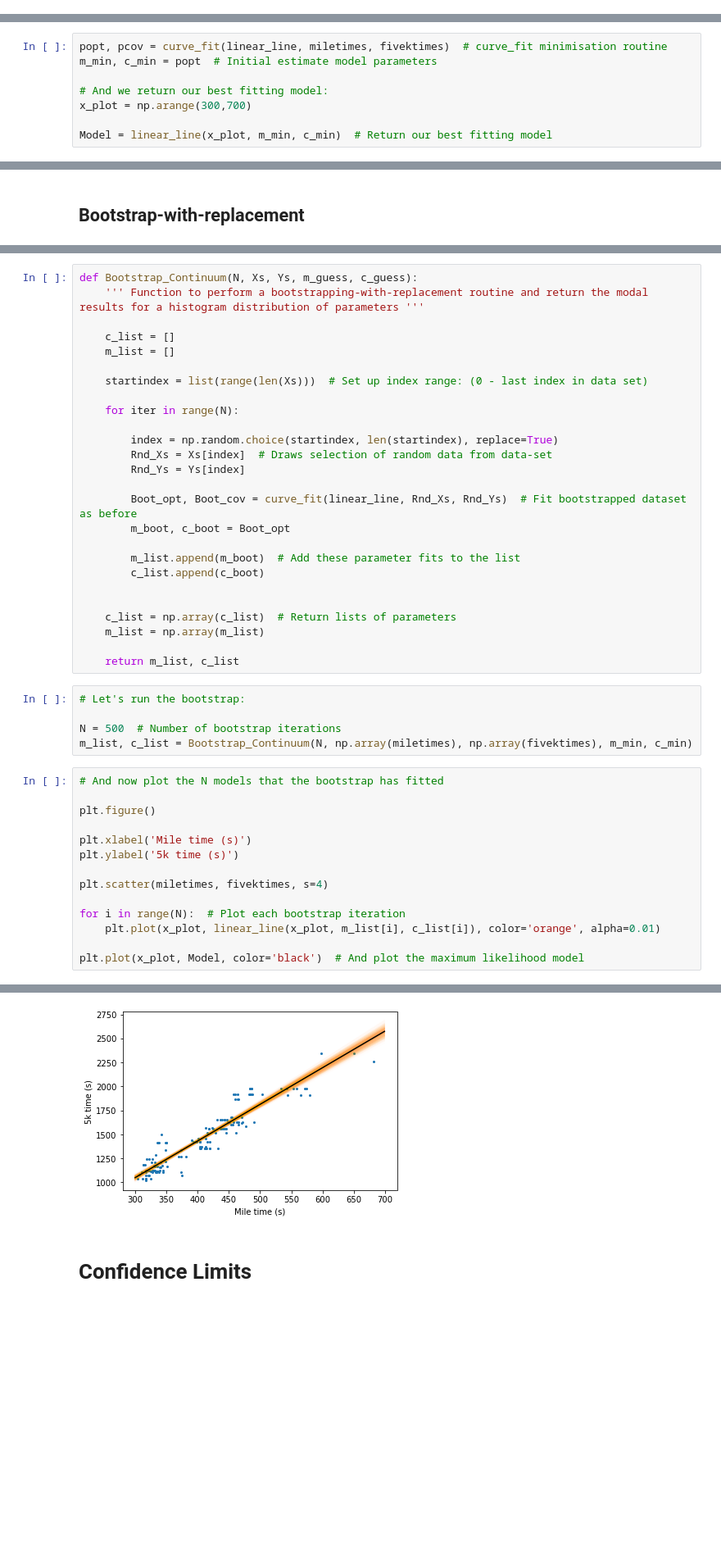
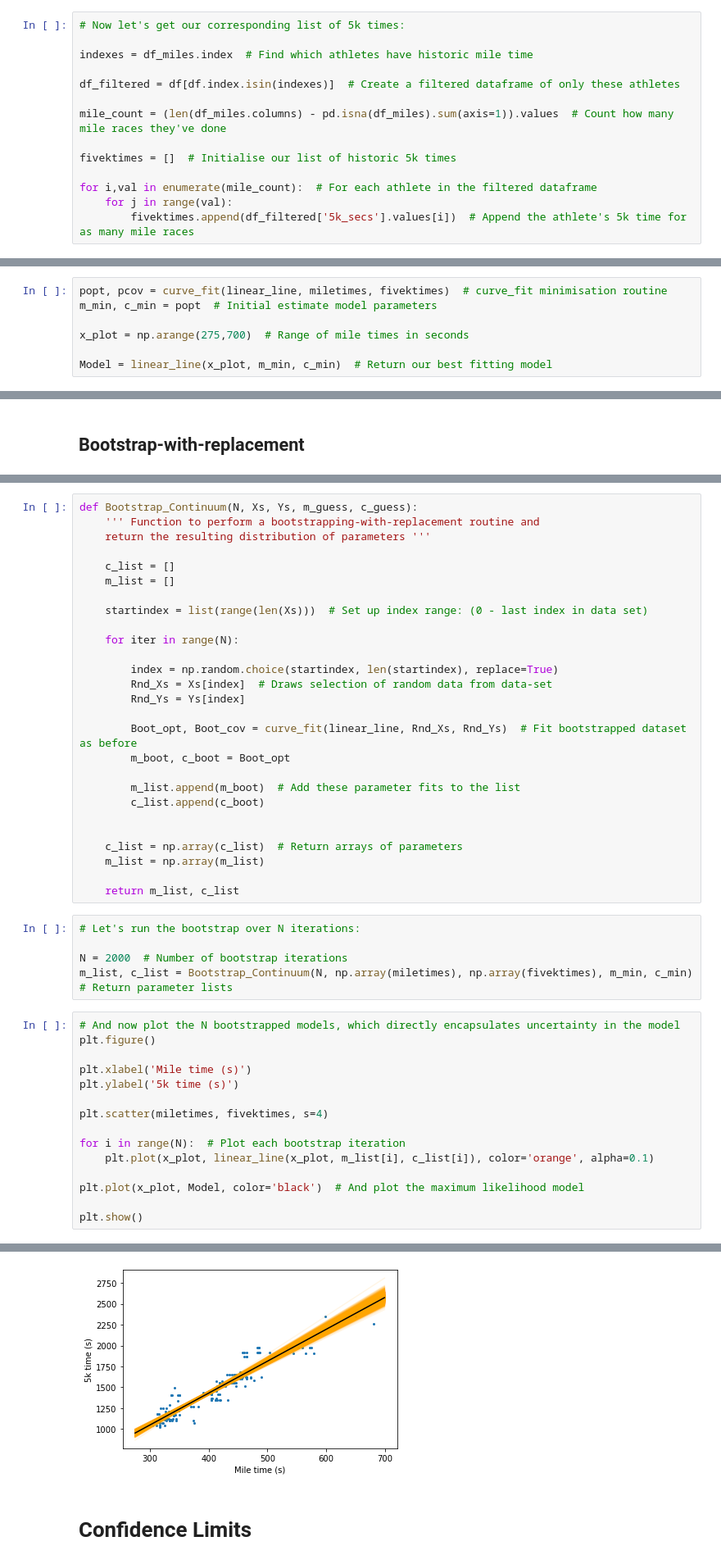
Before and after one commit to dashton94/Race_Forecaster, a Jupyter notebook: MC_race_forecaster.ipynb, the cells around one changed output, grey strips where cells are left out. Shown: that part at 82% size. Drawn from its saved outputs; the diff is of its cells as text; blank space fills up the shorter version.

```diff
--- a/MC_race_forecaster.ipynb
+++ b/MC_race_forecaster.ipynb
@@ -98,0 +104,14 @@ for i,val in enumerate(df['5k']):  # Search down the 5k time column
+# %%
+# Now let's get our corresponding list of 5k times:
+
+indexes = df_miles.index  # Find which athletes have historic mile time
+
+df_filtered = df[df.index.isin(indexes)]  # Create a filtered dataframe of only these athletes
+
+mile_count = (len(df_miles.columns) - pd.isna(df_miles).sum(axis=1)).values  # Count how many mile races they've done
+
+fivektimes = []  # Initialise our list of historic 5k times
+
+for i,val in enumerate(mile_count):  # For each athlete in the filtered dataframe
+    for j in range(val):
+        fivektimes.append(df_filtered['5k_secs'].values[i])  # Append the athlete's 5k time for as many mile races
@@ -125,8 +148,7 @@ And now fit our data with this linear model, using the scipy.optimize function '
 popt, pcov = curve_fit(linear_line, miletimes, fivektimes)  # curve_fit minimisation routine
 m_min, c_min = popt  # Initial estimate model parameters
 
-# And we return our best fitting model:
-x_plot = np.arange(300,700)
+x_plot = np.arange(275,700)  # Range of mile times in seconds
 
 Model = linear_line(x_plot, m_min, c_min)  # Return our best fitting model
 # %%
@@ -154,6 +176,7 @@ However, the data suffer from observational bias towards faster runners, particu
 # %%
 def Bootstrap_Continuum(N, Xs, Ys, m_guess, c_guess):
-    ''' Function to perform a bootstrapping-with-replacement routine and return the modal results for a histogram distribution of parameters '''
+    ''' Function to perform a bootstrapping-with-replacement routine and
+    return the resulting distribution of parameters '''
 
     c_list = []
     m_list = []
@@ -173,18 +196,17 @@ def Bootstrap_Continuum(N, Xs, Ys, m_guess, c_guess):
         c_list.append(c_boot)
 
 
-    c_list = np.array(c_list)  # Return lists of parameters
+    c_list = np.array(c_list)  # Return arrays of parameters
     m_list = np.array(m_list)
 
     return m_list, c_list
 # %%
-# Let's run the bootstrap:
+# Let's run the bootstrap over N iterations:
 
-N = 500  # Number of bootstrap iterations
-m_list, c_list = Bootstrap_Continuum(N, np.array(miletimes), np.array(fivektimes), m_min, c_min)
+N = 2000  # Number of bootstrap iterations
+m_list, c_list = Bootstrap_Continuum(N, np.array(miletimes), np.array(fivektimes), m_min, c_min)  # Return parameter lists
 # %%
-# And now plot the N models that the bootstrap has fitted
-
+# And now plot the N bootstrapped models, which directly encapsulates uncertainty in the model
 plt.figure()
 
 plt.xlabel('Mile time (s)')
@@ -193,7 +215,9 @@ plt.ylabel('5k time (s)')
 plt.scatter(miletimes, fivektimes, s=4)
 
 for i in range(N):  # Plot each bootstrap iteration
-    plt.plot(x_plot, linear_line(x_plot, m_list[i], c_list[i]), color='orange', alpha=0.01)
+    plt.plot(x_plot, linear_line(x_plot, m_list[i], c_list[i]), color='orange', alpha=0.1)
 
 plt.plot(x_plot, Model, color='black')  # And plot the maximum likelihood model
+
+plt.show()
 # %% [output]
@@ -201,3 +224,3 @@ plt.plot(x_plot, Model, color='black')  # And plot the maximum likelihood model
-[figure, old version]
+[figure, new version]
 # %% [markdown]
 # Confidence Limits
```
Also changed, not shown: parts of 78 cells of this notebook.
